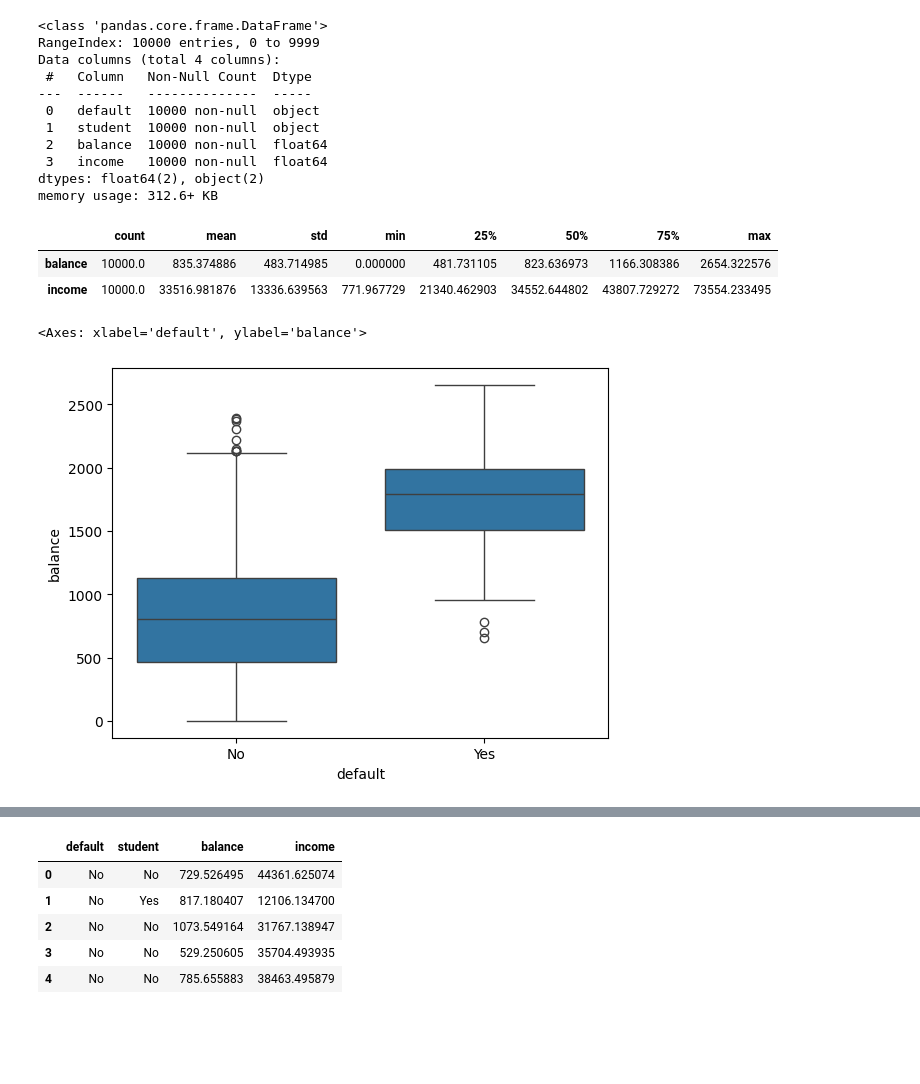
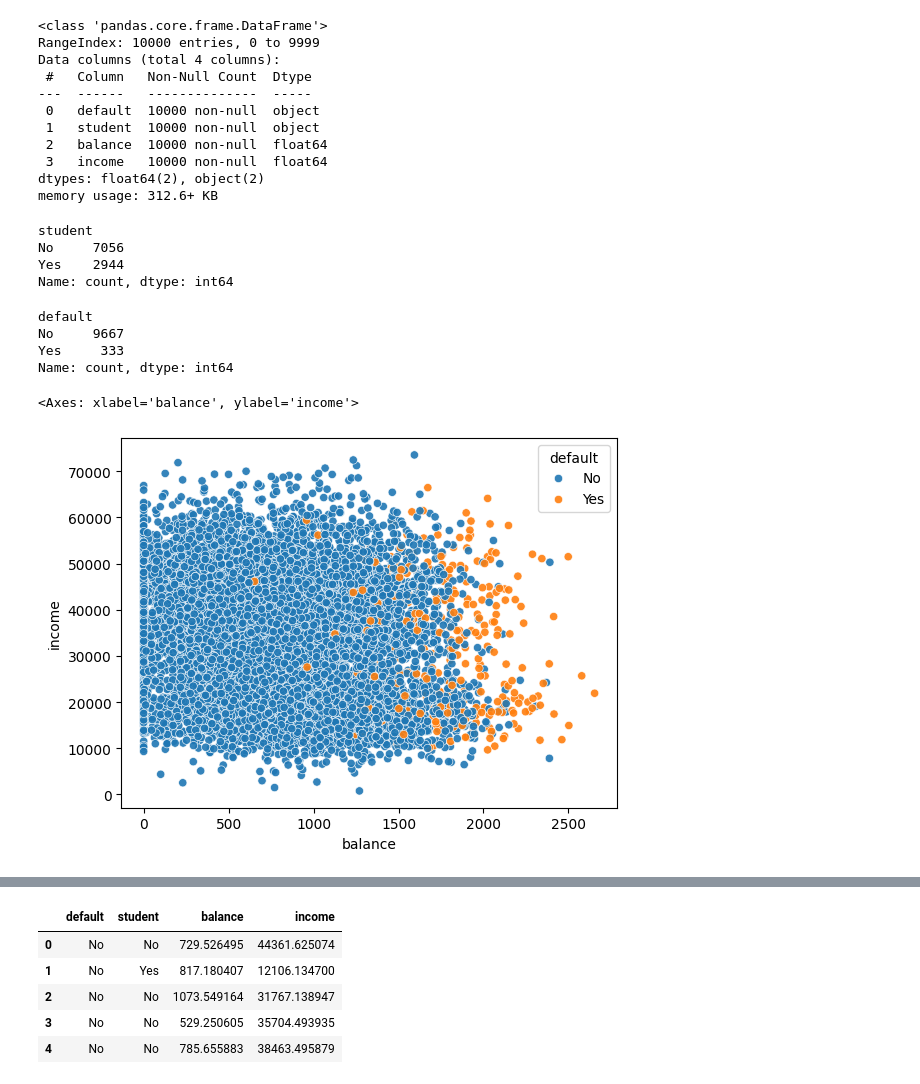
Before and after one commit to StefanLundberg77/ai_engineering_stefan_lundberg, a Jupyter notebook: code-alongs/04_logistic_regression/logistic_regression.ipynb, the cells around one changed output, grey strips where cells are left out. Saved outputs shown, nothing was run; the diff lists cells and outputs as text; code cells hidden in the pictures; blank space fills up the shorter version.

```diff
--- a/code-alongs/04_logistic_regression/logistic_regression.ipynb
+++ b/code-alongs/04_logistic_regression/logistic_regression.ipynb
@@ -25,14 +29,24 @@ Data columns (total 4 columns):
 dtypes: float64(2), object(2)
 memory usage: 312.6+ KB
 # %%
-df.describe().T
+df["student"].value_counts()
 # %% [output]
-|  | count | mean | std | min | 25% | 50% | 75% | max |
-| balance | 10000.0 | 835.374886 | 483.714985 | 0.000000 | 481.731105 | 823.636973 | 1166.308386 | 2654.322576 |
-| income | 10000.0 | 33516.981876 | 13336.639563 | 771.967729 | 21340.462903 | 34552.644802 | 43807.729272 | 73554.233495 |
+student
+No     7056
+Yes    2944
+Name: count, dtype: int64
+# %%
+# unbalanced dataset
+df["default"].value_counts()
+# %% [output]
+default
+No     9667
+Yes     333
+Name: count, dtype: int64
 # %%
 import seaborn as sns
-sns.boxplot(data=df, x="default", y="balance")
+
+sns.scatterplot(data=df, x="balance", y="income", hue="default", alpha=0.9)
 # %% [output]
-<Axes: xlabel='default', ylabel='balance'>
+<Axes: xlabel='balance', ylabel='income'>
-[figure, old version]
+[figure, new version]
```
Also changed, not shown: parts of 29 cells of this notebook.
